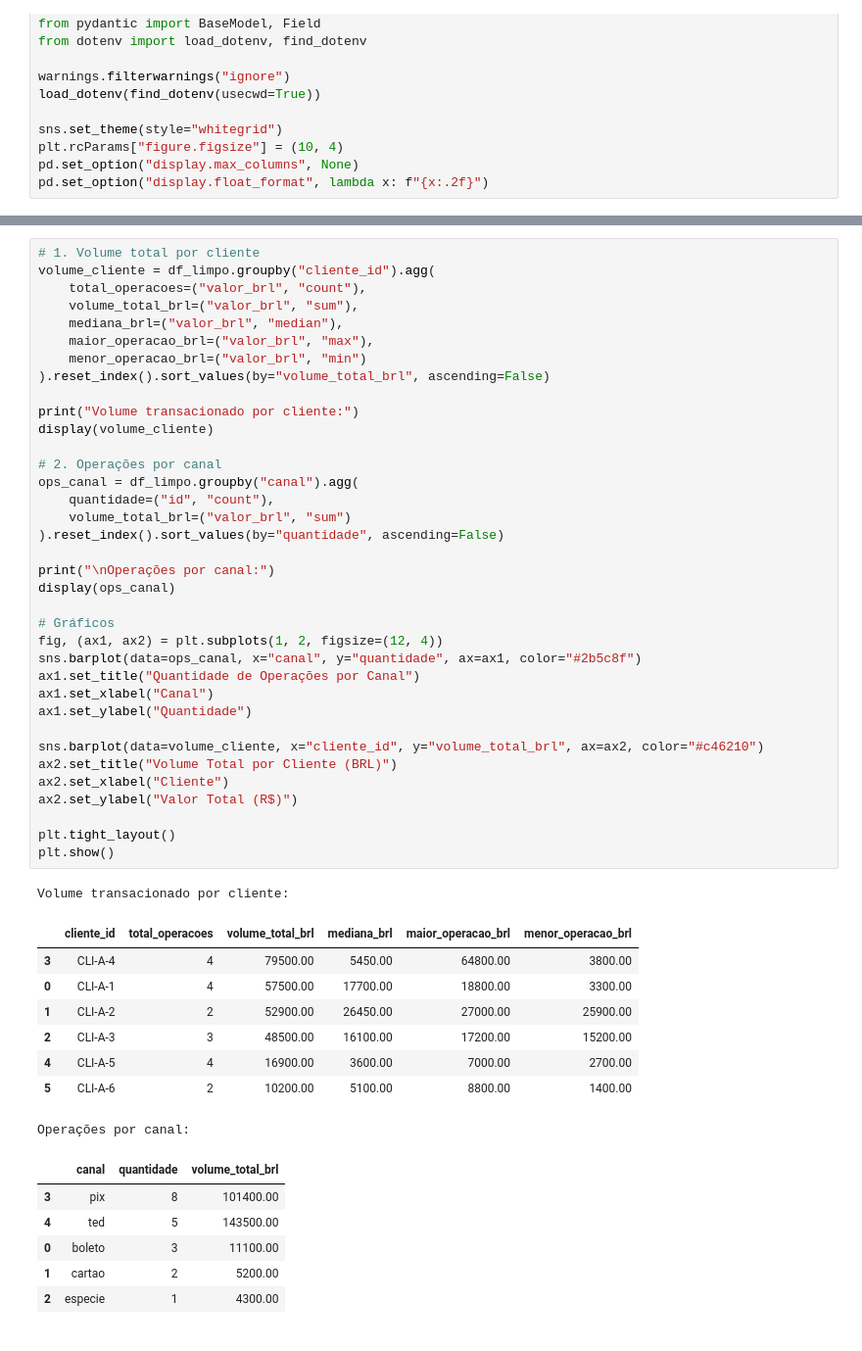
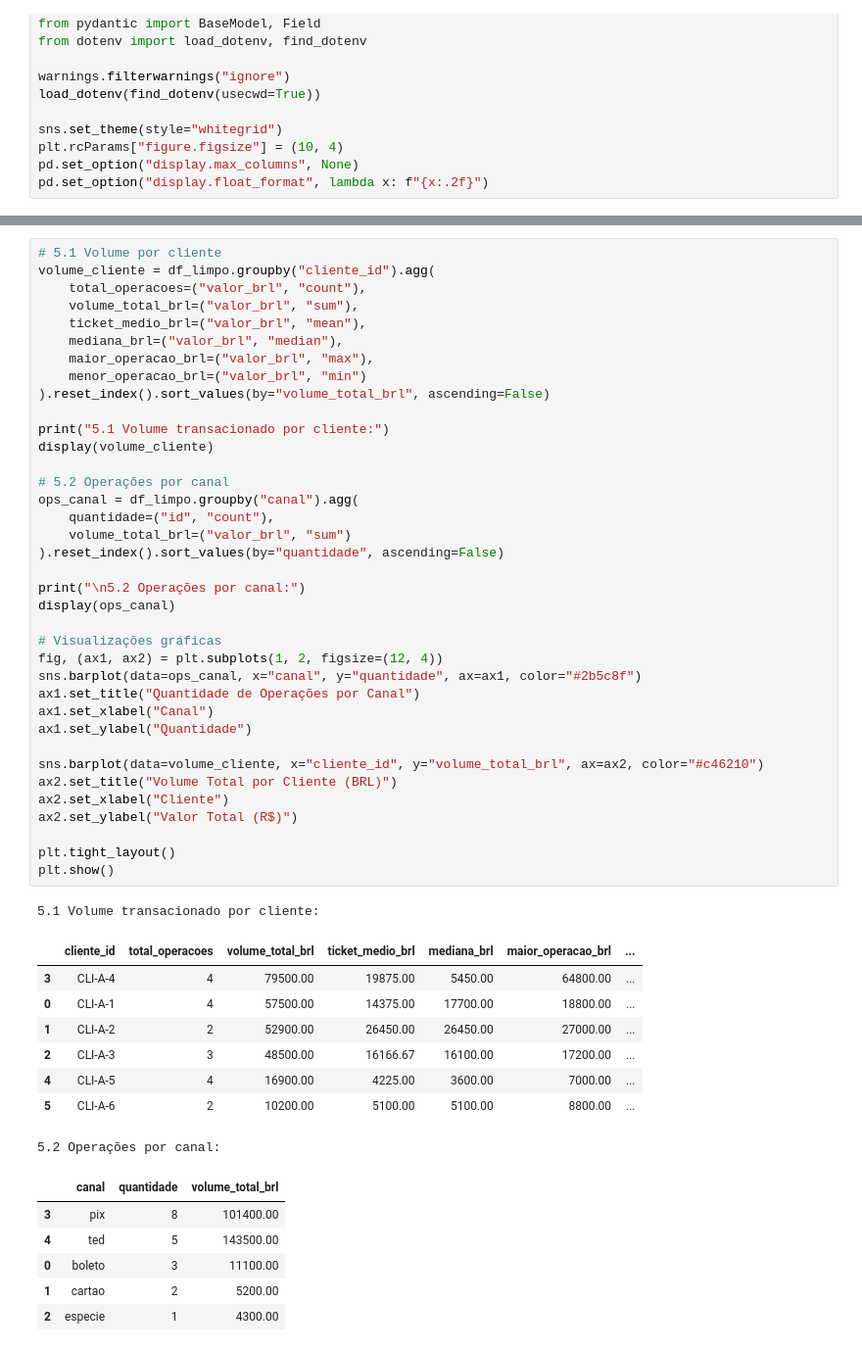
Before and after one commit to vitoriacosmo/desafio-ia, a Jupyter notebook: nivel_1/nivel_1.ipynb, the cells around one changed output, grey strips where cells are left out. Shown at 98% size. Cells and saved outputs as stored; diff of their text form.

```diff
--- a/nivel_1/nivel_1.ipynb
+++ b/nivel_1/nivel_1.ipynb
@@ -123,49 +162,50 @@ São calculadas duas agregações sobre a base tratada:
 # %%
-# 1. Volume total por cliente
+# 5.1 Volume por cliente
 volume_cliente = df_limpo.groupby("cliente_id").agg(
     total_operacoes=("valor_brl", "count"),
     volume_total_brl=("valor_brl", "sum"),
+    ticket_medio_brl=("valor_brl", "mean"),
     mediana_brl=("valor_brl", "median"),
     maior_operacao_brl=("valor_brl", "max"),
     menor_operacao_brl=("valor_brl", "min")
 ).reset_index().sort_values(by="volume_total_brl", ascending=False)
 
-print("Volume transacionado por cliente:")
+print("5.1 Volume transacionado por cliente:")
 display(volume_cliente)
 
-# 2. Operações por canal
+# 5.2 Operações por canal
 ops_canal = df_limpo.groupby("canal").agg(
     quantidade=("id", "count"),
     volume_total_brl=("valor_brl", "sum")
 ).reset_index().sort_values(by="quantidade", ascending=False)
 
-print("\nOperações por canal:")
+print("\n5.2 Operações por canal:")
 display(ops_canal)
 
-# Gráficos
+# Visualizações gráficas
 fig, (ax1, ax2) = plt.subplots(1, 2, figsize=(12, 4))
 sns.barplot(data=ops_canal, x="canal", y="quantidade", ax=ax1, color="#2b5c8f")
 ax1.set_title("Quantidade de Operações por Canal")
 ax1.set_xlabel("Canal")
 ax1.set_ylabel("Quantidade")
 
 sns.barplot(data=volume_cliente, x="cliente_id", y="volume_total_brl", ax=ax2, color="#c46210")
 ax2.set_title("Volume Total por Cliente (BRL)")
 ax2.set_xlabel("Cliente")
 ax2.set_ylabel("Valor Total (R$)")
 
 plt.tight_layout()
 plt.show()
 # %% [output]
-Volume transacionado por cliente:
+5.1 Volume transacionado por cliente:
-|  | cliente_id | total_operacoes | volume_total_brl | mediana_brl | maior_operacao_brl | menor_operacao_brl |
-| 3 | CLI-A-4 | 4 | 79500.00 | 5450.00 | 64800.00 | 3800.00 |
-| 0 | CLI-A-1 | 4 | 57500.00 | 17700.00 | 18800.00 | 3300.00 |
-| 1 | CLI-A-2 | 2 | 52900.00 | 26450.00 | 27000.00 | 25900.00 |
-| 2 | CLI-A-3 | 3 | 48500.00 | 16100.00 | 17200.00 | 15200.00 |
-| 4 | CLI-A-5 | 4 | 16900.00 | 3600.00 | 7000.00 | 2700.00 |
-| 5 | CLI-A-6 | 2 | 10200.00 | 5100.00 | 8800.00 | 1400.00 |
+|  | cliente_id | total_operacoes | volume_total_brl | ticket_medio_brl | mediana_brl | maior_operacao_brl | ... |
+| 3 | CLI-A-4 | 4 | 79500.00 | 19875.00 | 5450.00 | 64800.00 | ... |
+| 0 | CLI-A-1 | 4 | 57500.00 | 14375.00 | 17700.00 | 18800.00 | ... |
+| 1 | CLI-A-2 | 2 | 52900.00 | 26450.00 | 26450.00 | 27000.00 | ... |
+| 2 | CLI-A-3 | 3 | 48500.00 | 16166.67 | 16100.00 | 17200.00 | ... |
+| 4 | CLI-A-5 | 4 | 16900.00 | 4225.00 | 3600.00 | 7000.00 | ... |
+| 5 | CLI-A-6 | 2 | 10200.00 | 5100.00 | 5100.00 | 8800.00 | ... |
-Operações por canal:
+5.2 Operações por canal:
 |  | canal | quantidade | volume_total_brl |
 | 3 | pix | 8 | 101400.00 |
 | 4 | ted | 5 | 143500.00 |
```
Also changed, not shown: parts of 24 cells of this notebook, 5 other files.
